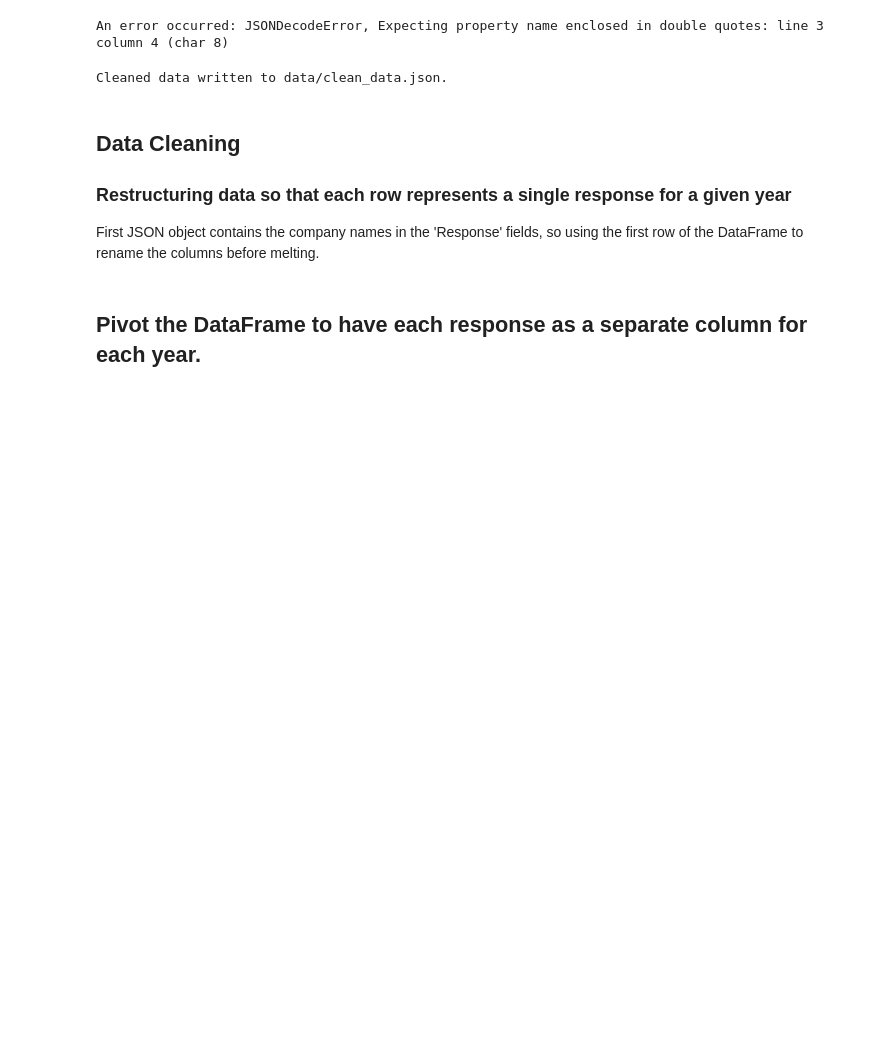
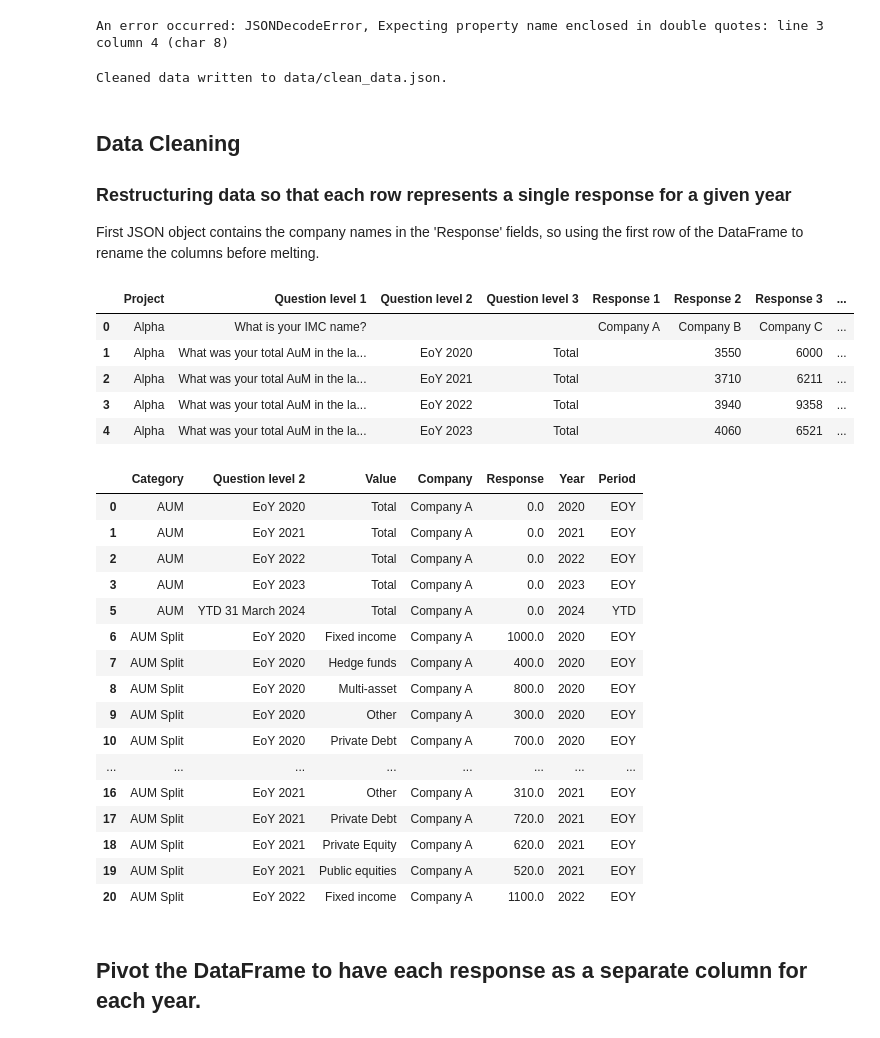
Before and after one commit to miroslaw-steblik/aum-analysis, a Jupyter notebook: bf/project_alpha_2.ipynb, the cells around one changed output. Saved outputs shown, nothing was run; the diff lists cells and outputs as text; code cells hidden in the pictures; blank space fills up the shorter version.

```diff
--- a/bf/project_alpha_2.ipynb
+++ b/bf/project_alpha_2.ipynb
@@ -64,6 +64,8 @@ First JSON object contains the company names in the 'Response' fields, so using
 # %%
 # Load data
 df = pd.read_json(clean_file)
+
+display(df.head())
 
 # Get the first row of the DataFrame
 first_row = df.iloc[0]
@@ -94,33 +96,59 @@ df_melted['Year'] = df_melted['Question level 2'].str.extract('(\d{4})')
 df_melted['Year'] = pd.to_datetime(df_melted['Year'], format='%Y').dt.year
 
 # add period description column
 df_melted['Period'] = df_melted['Question level 2'].str.extract('([A-Za-z\s]+)')
 df_melted['Period'] = df_melted['Period'].str.strip()
 # Fill empty 'Period' cells with 'EoY'
 df_melted['Period'] = df_melted['Period'].fillna('EoY')
 # Capitalize all values in 'Period' column
 df_melted['Period'] = df_melted['Period'].str.upper()
 
 
 # Fill NaN values with 0
 df_melted.fillna(0, inplace=True)
 
 # drop EoY 2024 in 'Question level 2' columns as EoY 2024 is not a valid value in the real world scenario
 df_melted = df_melted[df_melted['Question level 2'] != 'EoY 2024']
 
 # Rename the column
 df_melted = df_melted.rename(columns={'Question level 1': 'Category',
                                       'Question level 3': 'Value'})
 
 # Define a dictionary for the replacements
 replacements = {
     'What was your AuM split over the last 5 years?': 'AUM Split',
     'What was your revenue in the last 5 years?': 'Revenue',
     'What was your total AuM in the last 5 years?': 'AUM'
 }
 
 # Replace the values
 df_melted['Category'] = df_melted['Category'].replace(replacements)
+
+display(df_melted.head(20))
+# %% [output]
+|  | Project | Question level 1 | Question level 2 | Question level 3 | Response 1 | Response 2 | Response 3 | ... |
+| 0 | Alpha | What is your IMC name? |  |  | Company A | Company B | Company C | ... |
+| 1 | Alpha | What was your total AuM in the la... | EoY 2020 | Total |  | 3550 | 6000 | ... |
+| 2 | Alpha | What was your total AuM in the la... | EoY 2021 | Total |  | 3710 | 6211 | ... |
+| 3 | Alpha | What was your total AuM in the la... | EoY 2022 | Total |  | 3940 | 9358 | ... |
+| 4 | Alpha | What was your total AuM in the la... | EoY 2023 | Total |  | 4060 | 6521 | ... |
+|  | Category | Question level 2 | Value | Company | Response | Year | Period |
+| 0 | AUM | EoY 2020 | Total | Company A | 0.0 | 2020 | EOY |
+| 1 | AUM | EoY 2021 | Total | Company A | 0.0 | 2021 | EOY |
+| 2 | AUM | EoY 2022 | Total | Company A | 0.0 | 2022 | EOY |
+| 3 | AUM | EoY 2023 | Total | Company A | 0.0 | 2023 | EOY |
+| 5 | AUM | YTD 31 March 2024 | Total | Company A | 0.0 | 2024 | YTD |
+| 6 | AUM Split | EoY 2020 | Fixed income | Company A | 1000.0 | 2020 | EOY |
+| 7 | AUM Split | EoY 2020 | Hedge funds | Company A | 400.0 | 2020 | EOY |
+| 8 | AUM Split | EoY 2020 | Multi-asset | Company A | 800.0 | 2020 | EOY |
+| 9 | AUM Split | EoY 2020 | Other | Company A | 300.0 | 2020 | EOY |
+| 10 | AUM Split | EoY 2020 | Private Debt | Company A | 700.0 | 2020 | EOY |
+| ... | ... | ... | ... | ... | ... | ... | ... |
+| 16 | AUM Split | EoY 2021 | Other | Company A | 310.0 | 2021 | EOY |
+| 17 | AUM Split | EoY 2021 | Private Debt | Company A | 720.0 | 2021 | EOY |
+| 18 | AUM Split | EoY 2021 | Private Equity | Company A | 620.0 | 2021 | EOY |
+| 19 | AUM Split | EoY 2021 | Public equities | Company A | 520.0 | 2021 | EOY |
+| 20 | AUM Split | EoY 2022 | Fixed income | Company A | 1100.0 | 2022 | EOY |
 # %% [markdown]
 ## Pivot the DataFrame to have each response as a separate column for each year.
 # %%
```
Also changed, not shown: parts of 1 cell of this notebook, 2 other files.
